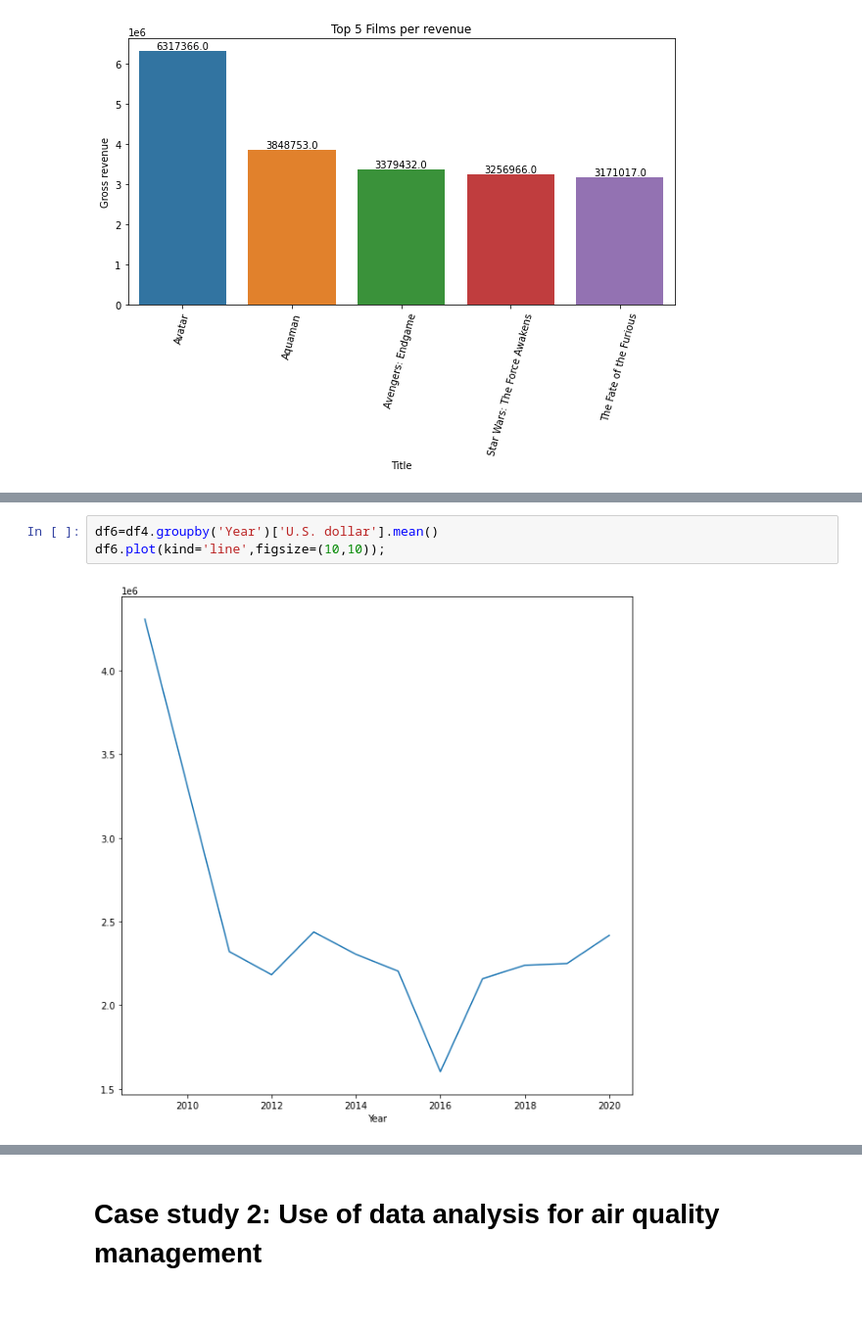
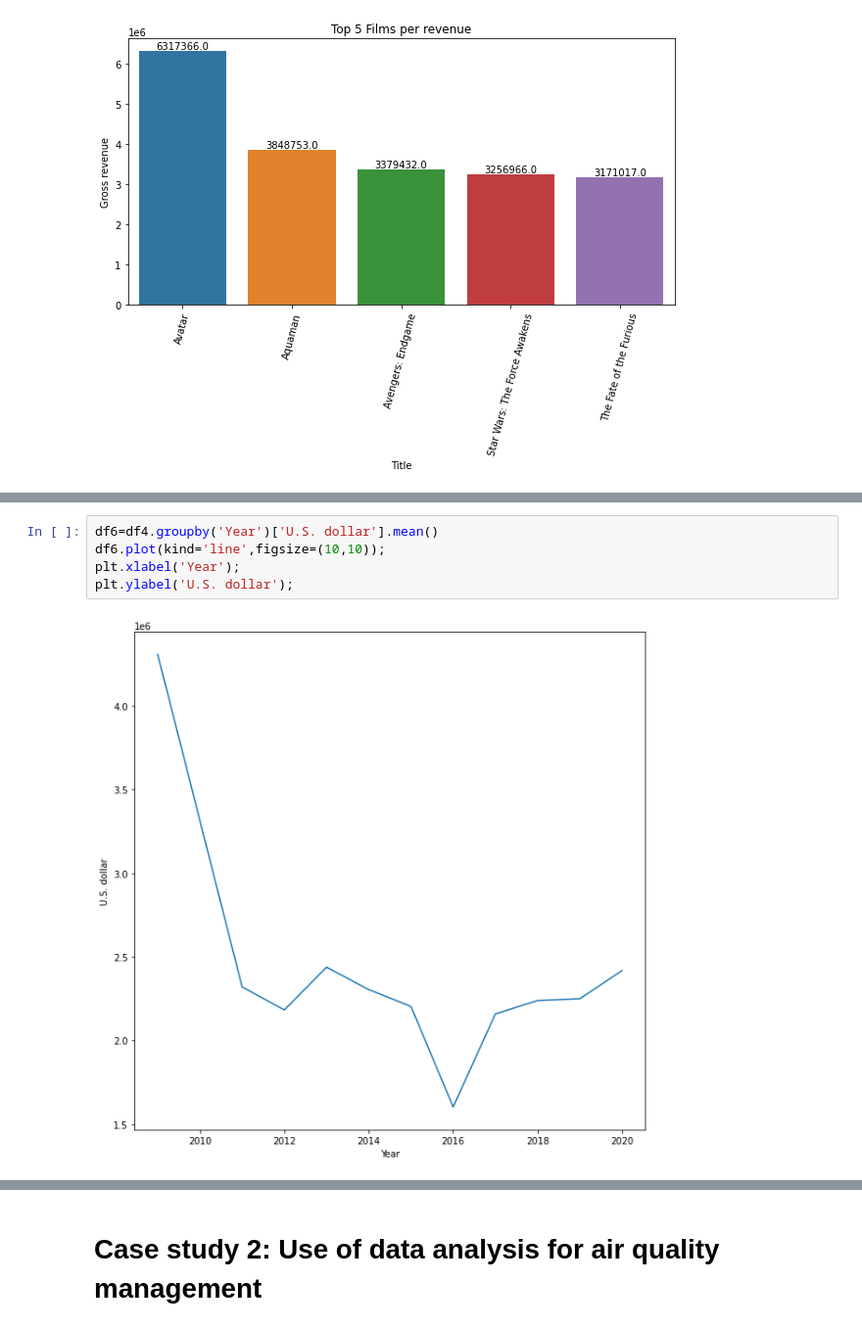
Before and after one commit to Anna-bashkatova/ProgramAnalitik, a Jupyter notebook: ПР4_3_Обучающие_кейсы_по_анализу_данных_Башкатова.ipynb, the cells around one changed output, grey strips where cells are left out. Shown at 98% size. Saved outputs shown, nothing was run; the diff lists cells and outputs as text.

```diff
--- a/ПР4_3_Обучающие_кейсы_по_анализу_данных_Башкатова.ipynb
+++ b/ПР4_3_Обучающие_кейсы_по_анализу_данных_Башкатова.ipynb
@@ -361,6 +361,8 @@ df5['U.S. dollar'].head(10).plot(kind='pie',autopct='%.2f%%',labels=df5['Title']
 # %%
 df6=df4.groupby('Year')['U.S. dollar'].mean()
 df6.plot(kind='line',figsize=(10,10));
+plt.xlabel('Year');
+plt.ylabel('U.S. dollar');
 # %% [output]
-[figure, old version]
+[figure, new version]
 # %% [markdown]
```
Also changed, not shown: parts of 2 cells of this notebook.
